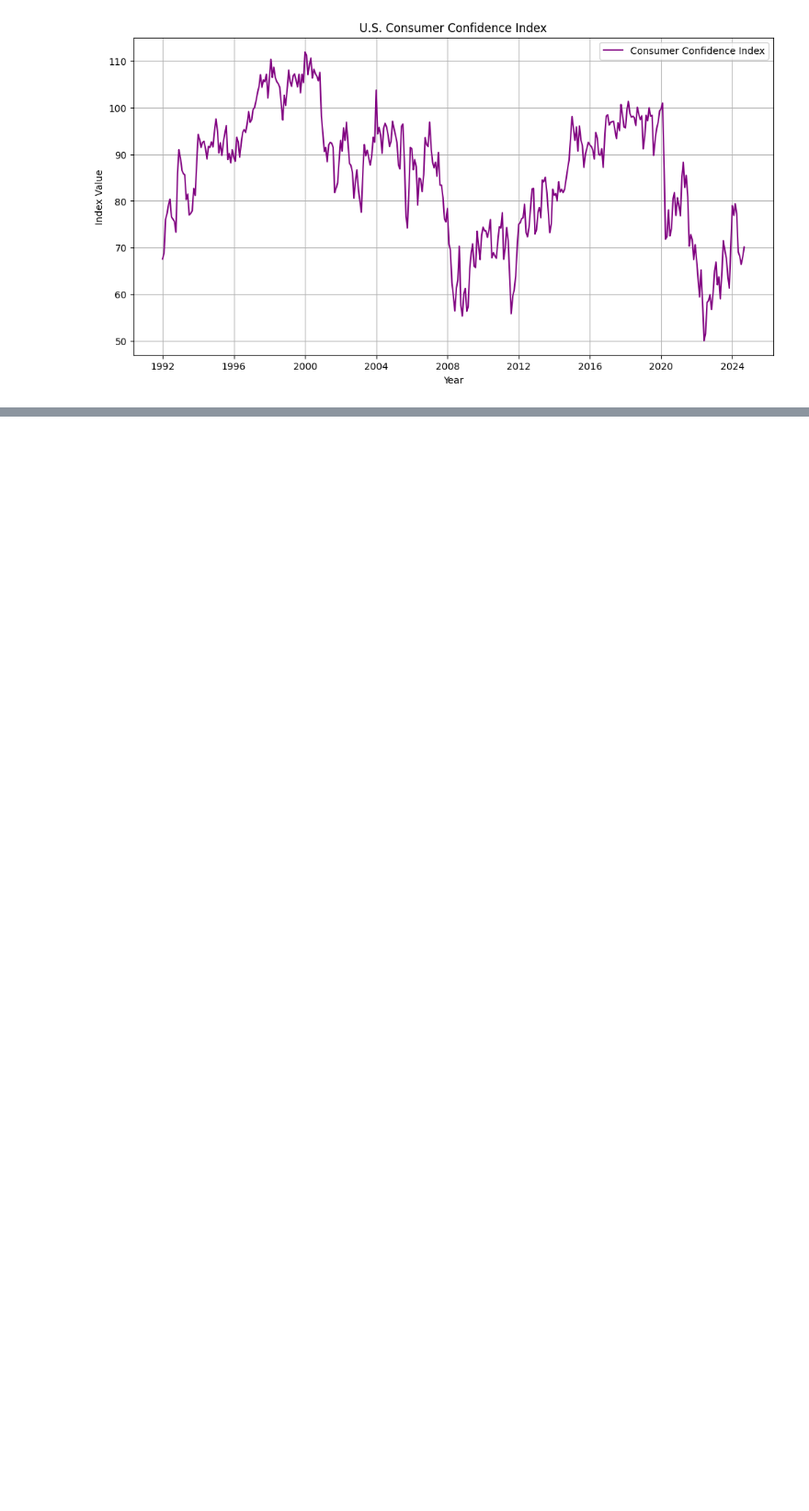
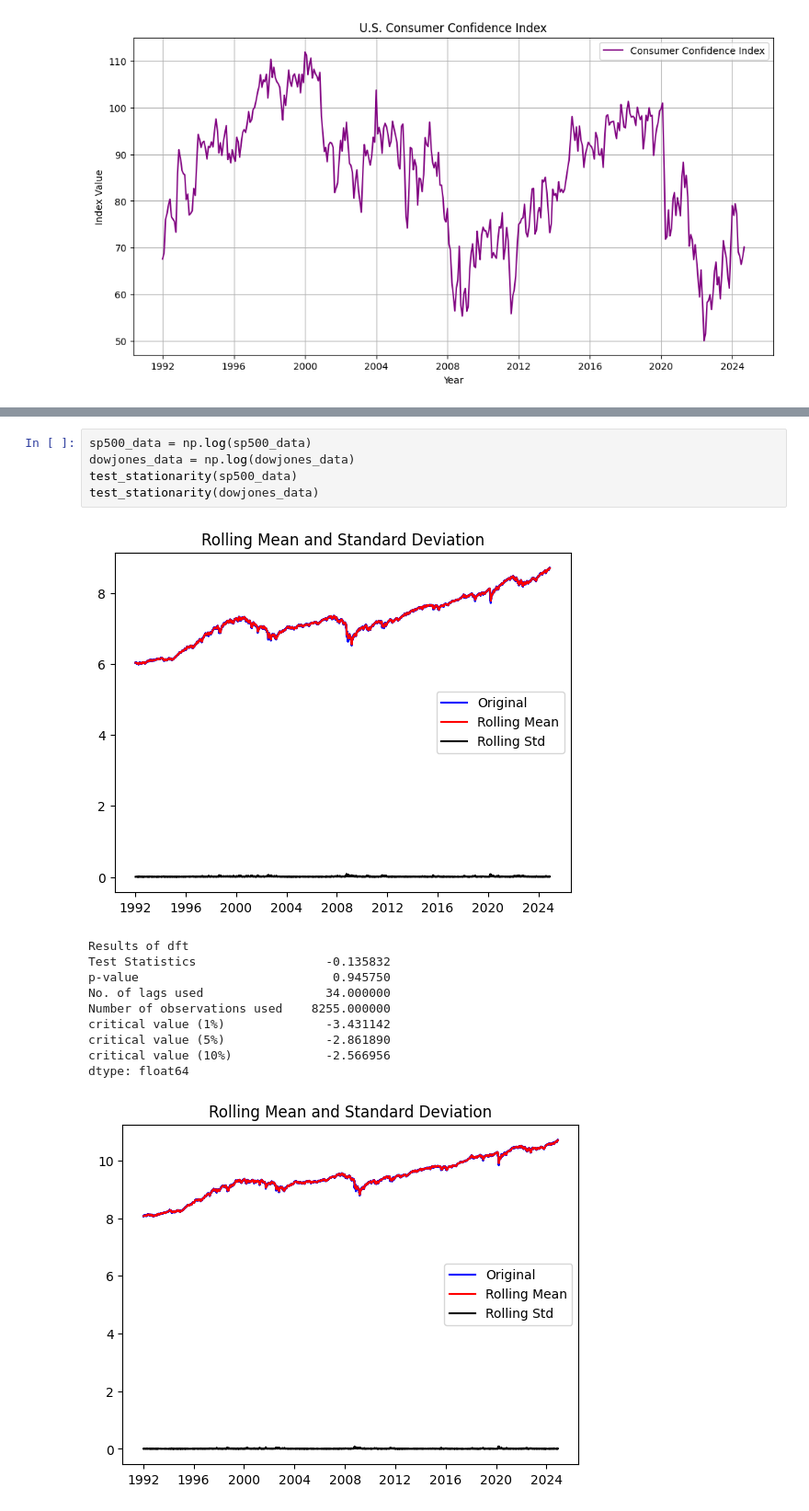
Before and after one commit to MichaelP901/Stock-Market-Predictor, a Jupyter notebook: capstone.ipynb, the cells around one changed output, grey strips where cells are left out. Shown at 92% size. Saved outputs shown, nothing was run; the diff lists cells and outputs as text; blank space fills up the shorter version.

```diff
--- a/capstone.ipynb
+++ b/capstone.ipynb
@@ -522,0 +335,17 @@ if __name__ == '__main__':
+# %%
+sp500_data = np.log(sp500_data)
+dowjones_data = np.log(dowjones_data)
+test_stationarity(sp500_data)
+test_stationarity(dowjones_data)
+# %% [output]
+[figure, added]
+Results of dft
+Test Statistics                  -0.135832
+p-value                           0.945750
+No. of lags used                 34.000000
+Number of observations used    8255.000000
+critical value (1%)              -3.431142
+critical value (5%)              -2.861890
+critical value (10%)             -2.566956
+dtype: float64
+[figure, added]
```
Also changed, not shown: parts of 35 cells of this notebook.
